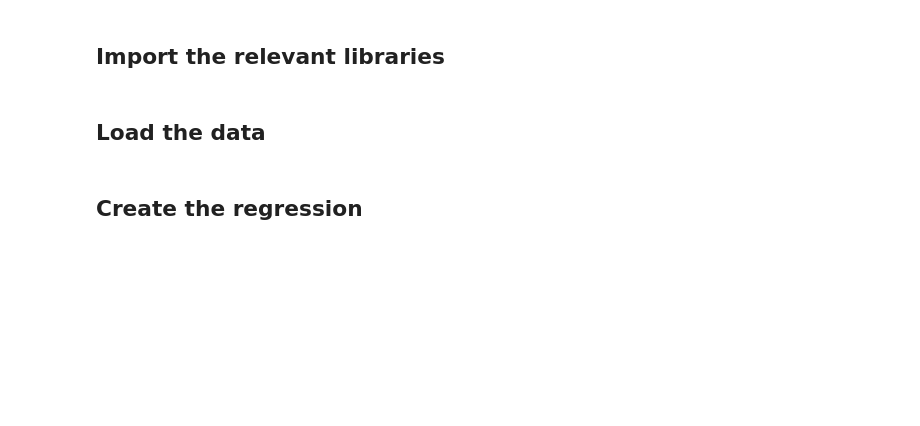
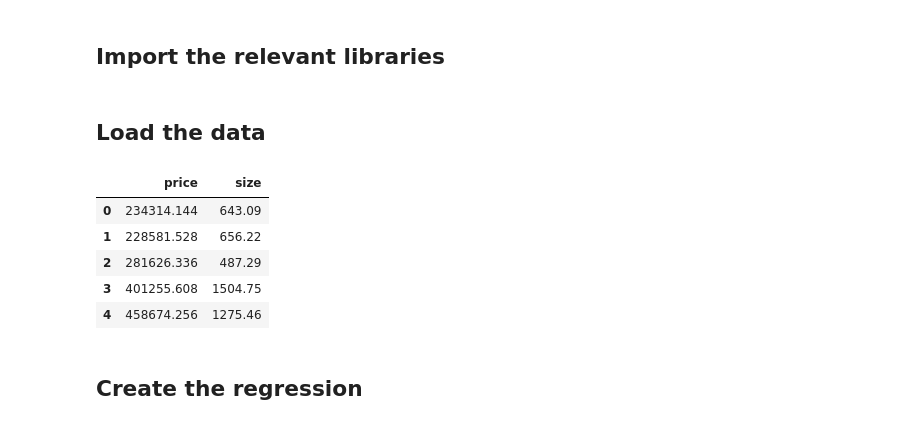
Before and after one commit to Alexander-Meldrum/learning-data-science, a Jupyter notebook: course_2/edited_material/Part_5_Advanced_Statistical_Methods_(Machine_Learning)/S32_L187/Simple Linear Regression Exercise.ipynb, the cells around one changed output. Drawn from its saved outputs; the diff is of its cells as text; code cells hidden in the pictures; blank space fills up the shorter version.

```diff
--- a/course_2/edited_material/Part_5_Advanced_Statistical_Methods_(Machine_Learning)/S32_L187/Simple Linear Regression Exercise.ipynb
+++ b/course_2/edited_material/Part_5_Advanced_Statistical_Methods_(Machine_Learning)/S32_L187/Simple Linear Regression Exercise.ipynb
@@ -26,3 +28,12 @@ sns.set()
+# %%
+data.head()
+# %% [output]
+|  | price | size |
+| 0 | 234314.144 | 643.09 |
+| 1 | 228581.528 | 656.22 |
+| 2 | 281626.336 | 487.29 |
+| 3 | 401255.608 | 1504.75 |
+| 4 | 458674.256 | 1275.46 |
 # %% [markdown]
 ## Create the regression
 # %% [markdown]
```
Also changed, not shown: parts of 5 cells of this notebook, 2 other files.
